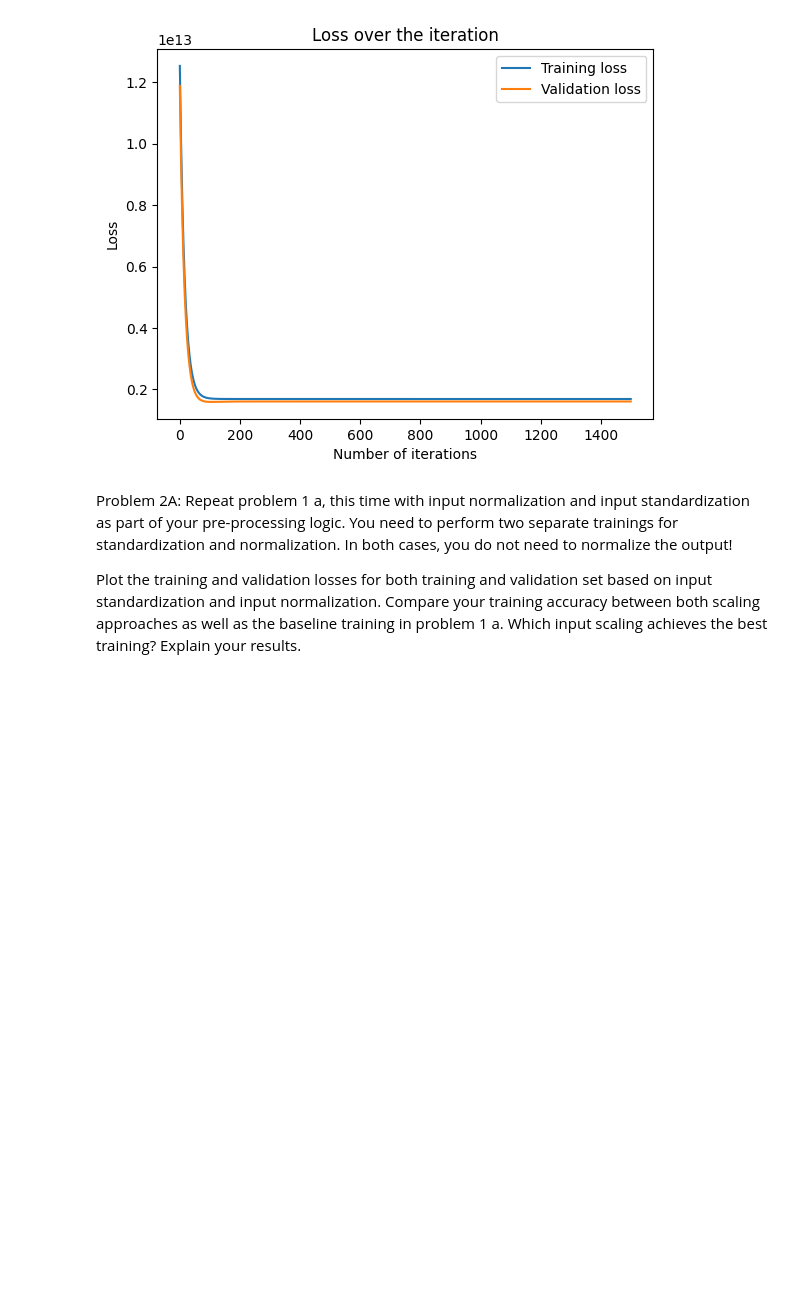
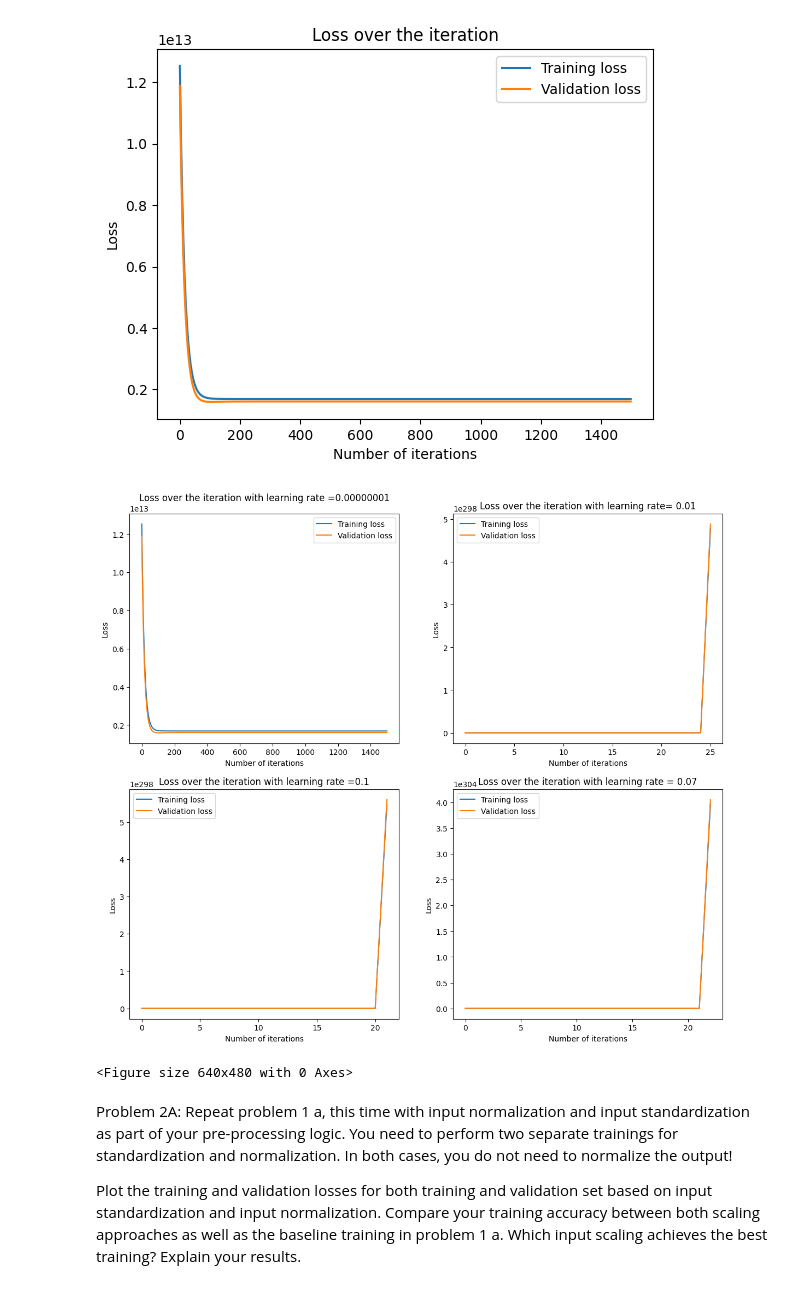
Before and after one commit to saikrishna1108/Introduction-to-Machine-Learning, a Jupyter notebook: Homework2.ipynb, the cells around one changed output. Drawn from its saved outputs; the diff is of its cells as text; code cells hidden in the pictures; blank space fills up the shorter version.

```diff
--- a/Homework2.ipynb
+++ b/Homework2.ipynb
@@ -156,6 +205,65 @@ plt.legend()
 plt.show()
 # %% [output]
 [figure]
+# %%
+theta = np.zeros(12).reshape(12,1)
+iterations2 = 50
+learning_rate2= 0.01
+theta1b1,t_cost1b1,v_cost1b1= gradient_value(x_train1b,x_test1b,y_train1b,y_test1b,theta,iterations2,learning_rate2)
+iterations3 = 50
+learning_rate3= 0.1
+theta1b2,t_cost1b2,v_cost1b2= gradient_value(x_train1b,x_test1b,y_train1b,y_test1b,theta,iterations3,learning_rate3)
+iterations4 = 50
+learning_rate4= 0.07
+theta1b3,t_cost1b3,v_cost1b3= gradient_value(x_train1b,x_test1b,y_train1b,y_test1b,theta,iterations4,learning_rate4)
+# %%
+plt.figure(figsize=(14, 12))  # Adjust the figure size as needed
+
+
+plt.subplot(2, 2, 1)
+plt.plot([x for x in range(iterations)],t_cost1b,label="Training loss")
+plt.plot([x for x in range(iterations)],v_cost1b,label="Validation loss")
+plt.xlabel('Number of iterations')
+plt.ylabel('Loss')
+plt.title('Loss over the iteration with learning rate =0.00000001')
+plt.legend()
+
+plt.subplot(2, 2, 2)
+plt.plot([x for x in range(iterations2)],t_cost1b1,label="Training loss")
+plt.plot([x for x in range(iterations2)],v_cost1b1,label="Validation loss")
+plt.xlabel('Number of iterations')
+plt.ylabel('Loss')
+plt.title('Loss over the iteration with learning rate= 0.01')
+plt.legend()
+
+
+
+plt.subplot(2, 2, 3)
+plt.plot([x for x in range(iterations3)],t_cost1b2,label="Training loss")
+plt.plot([x for x in range(iterations3)],v_cost1b2,label="Validation loss")
+plt.xlabel('Number of iterations')
+plt.ylabel('Loss')
+plt.title('Loss over the iteration with learning rate =0.1')
+plt.legend()
+
+
+
+plt.subplot(2, 2, 4)
+plt.plot([x for x in range(iterations4)],t_cost1b3,label="Training loss")
+plt.plot([x for x in range(iterations4)],v_cost1b3,label="Validation loss")
+plt.xlabel('Number of iterations')
+plt.ylabel('Loss')
+plt.title('Loss over the iteration with learning rate = 0.07')
+plt.legend()
+plt.show()
+# Adjust the spacing between subplots
+plt.tight_layout()
+
+# Show all the subplots
+plt.show()
+# %% [output]
+[figure, added]
+<Figure size 640x480 with 0 Axes>
 # %% [markdown]
 Problem 2A:
 Repeat problem 1 a, this time with input normalization and input standardization as part of your pre-processing logic. You need to perform two separate trainings for standardization and normalization. In both cases, you do not need to normalize the output!
```
Also changed, not shown: parts of 4 cells of this notebook.
